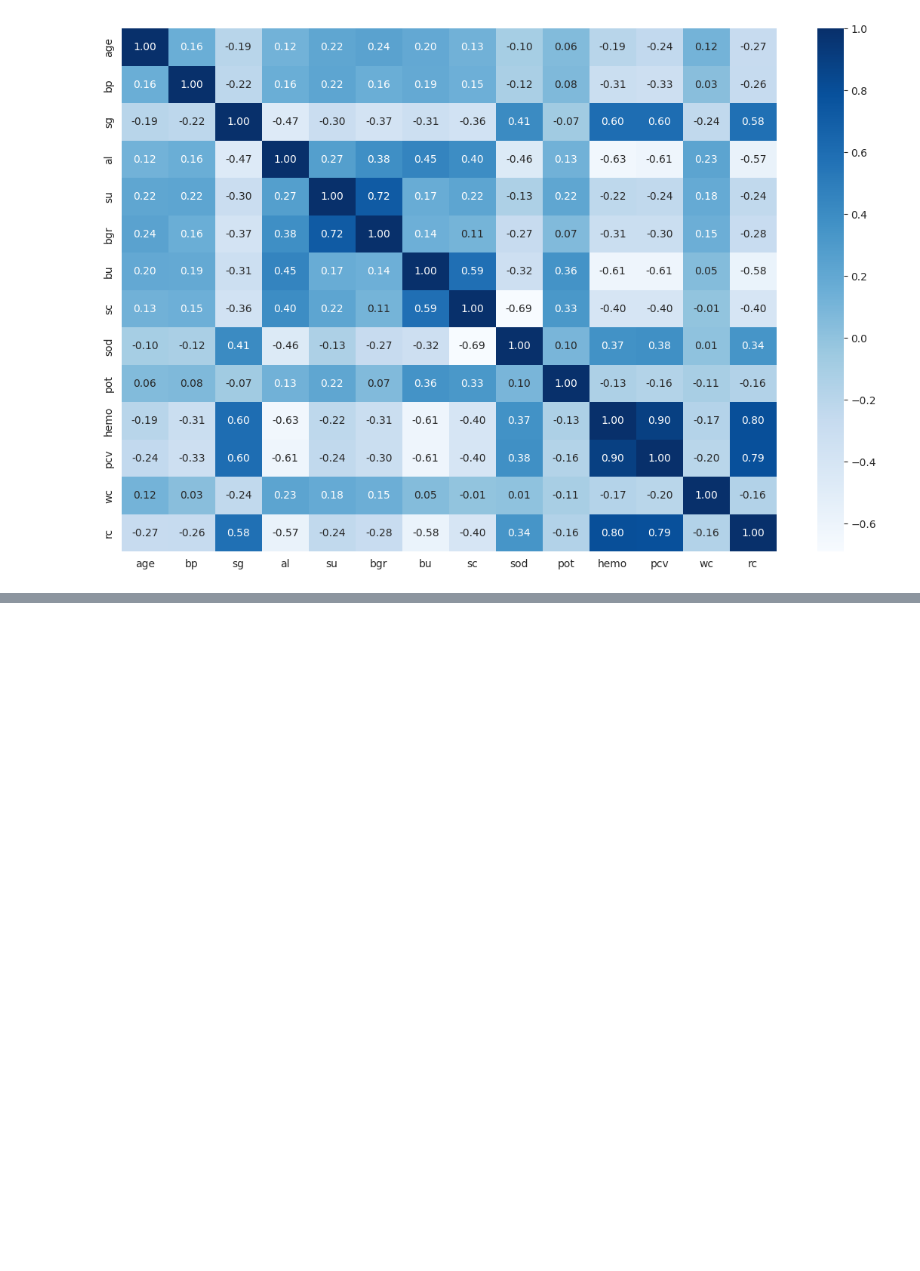
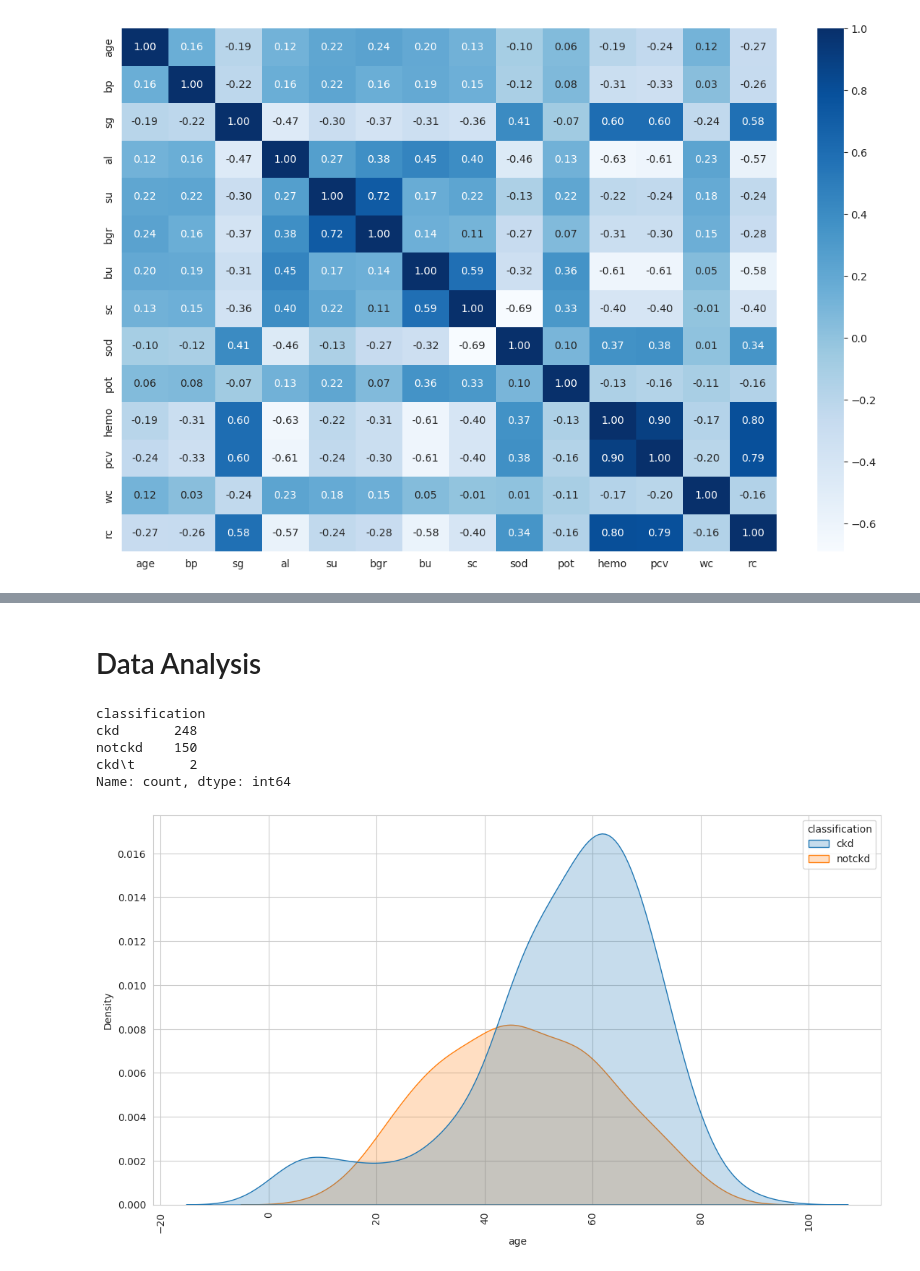
Before and after one commit to junaidulhassan/My-All-Kaggle-Jupyter-Notebooks, a Jupyter notebook: Chronic-Kidney-Disease-Detection/notebook.ipynb, the cells around one changed output, grey strips where cells are left out. Drawn from its saved outputs; the diff is of its cells as text; code cells hidden in the pictures; blank space fills up the shorter version.

```diff
--- a/Chronic-Kidney-Disease-Detection/notebook.ipynb
+++ b/Chronic-Kidney-Disease-Detection/notebook.ipynb
@@ -318,0 +349,2 @@ sns.heatmap(
+# %% [markdown]
+# Data Analysis
@@ -318,0 +354,23 @@ sns.heatmap(
+# %%
+clean_df['classification'].value_counts()
+# %% [output]
+classification
+ckd       248
+notckd    150
+ckd\t       2
+Name: count, dtype: int64
+# %%
+clean_df = clean_df[clean_df['classification']!='ckd\t']
+# %%
+plt.figure(
+    figsize=(13,7)
+)
+sns.kdeplot(
+    data = clean_df,
+    x = clean_df['age'],
+    hue='classification',
+    fill=True
+)
+plt.xticks(rotation = 90);
+# %% [output]
+[figure, added]
```
Also changed, not shown: parts of 3 cells of this notebook.
